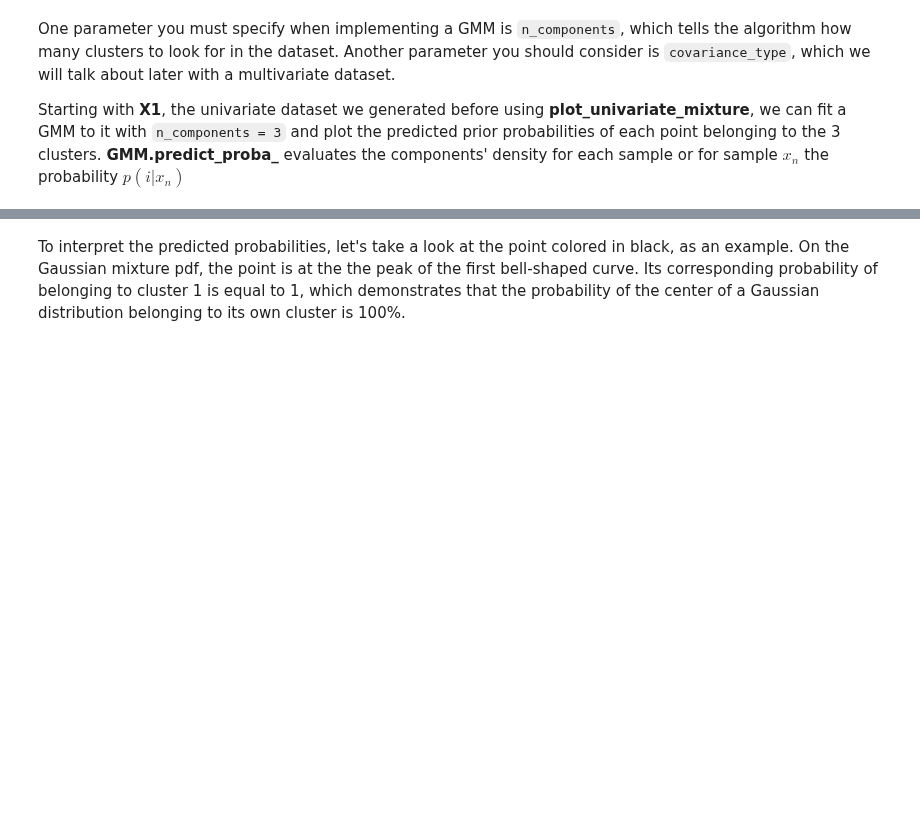
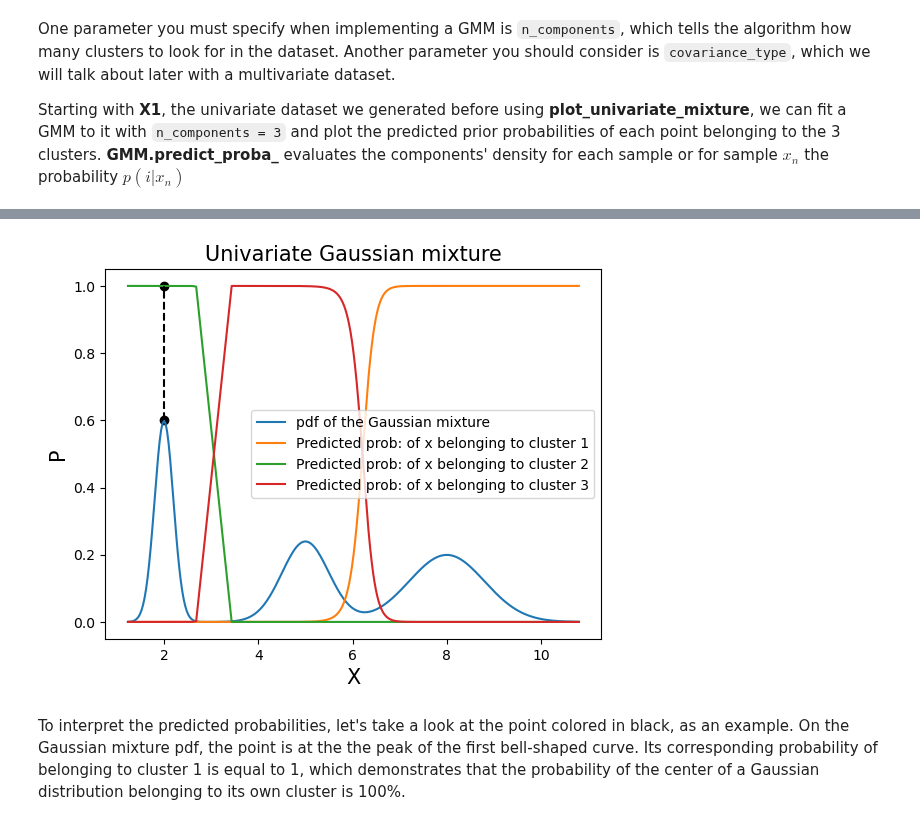
Before and after one commit to htetaunglynn94/coursera, a Jupyter notebook: ibm_ml_series/unsupervised_ml_clustering/module_1/plab2_gmm.ipynb, the cells around one changed output, grey strips where cells are left out. Cells and saved outputs as stored; diff of their text form; code cells hidden in the pictures; blank space fills up the shorter version.

Commit message:
updated plab2 from clustering class

```diff
--- a/ibm_ml_series/unsupervised_ml_clustering/module_1/plab2_gmm.ipynb
+++ b/ibm_ml_series/unsupervised_ml_clustering/module_1/plab2_gmm.ipynb
@@ -156,7 +157,7 @@ _Use this section to define any helper functions to help the notebook's code rea
 # This function will allow us to easily plot data taking in x values, y values, and a title
 def plot_univariate_mixture(means, stds, weights, N = 10000, seed=10):
 
-    """f
+    """
     returns the simulated 1d dataset X, a figure, and the figure's ax
 
     """
@@ -413,0 +392,10 @@ Starting with **X1**, the univariate dataset we generated before using **plot_un
+# %%
+# Sort X1 in ascending order for plotting purpose
+X1_sorted = np.sort(X1[:,0]).reshape(-1,1)
+# %%
+# Fit the GMM
+gm = GM(n_components=3, random_state=10).fit(X1_sorted)
+# %%
+# Store the predicted probabilities in prob_X1
+prob_X1 = gm.predict_proba(X1_sorted)
+prob_X1
@@ -414,23 +410,15 @@ Starting with **X1**, the univariate dataset we generated before using **plot_un
 # %%
-# sort X1 in ascending order for plotting purpose
-X1_sorted = np.sort(X1.reshape(-1)).reshape(-1,1)
-
-# fit the GMM
-GMM = GaussianMixture(n_components=3, random_state=10)
-GMM.fit(X1_sorted)
-
-# store the predicted probabilities in prob_X1
-prob_X1 = GMM.predict_proba(X1_sorted)
-
-# start plotting!
-ax1.plot(X1_sorted, prob_X1[:,0], label='Predicted Prob of x belonging to cluster 1')
-ax1.plot(X1_sorted, prob_X1[:,1], label='Predicted Prob of x belonging to cluster 2')
-ax1.plot(X1_sorted, prob_X1[:,2], label='Predicted Prob of x belonging to cluster 3')
+# Plotting
+ax1.plot(X1_sorted, prob_X1[:, 0], label = 'Predicted prob: of x belonging to cluster 1')
+ax1.plot(X1_sorted, prob_X1[:, 1], label = 'Predicted prob: of x belonging to cluster 2')
+ax1.plot(X1_sorted, prob_X1[:, 2], label = 'Predicted prob: of x belonging to cluster 3')
 ax1.scatter(2, 0.6, color='black')
 ax1.scatter(2, 1.0, color='black')
-ax1.plot([2, 2], [0.6, 1.0],'--', color='black')
+ax1.plot([2,2], [0.6,1.0], '--', color='black')
 ax1.legend()
 fig1
+# %% [output]
+[figure, added]
 # %% [markdown]
 To interpret the predicted probabilities, let's take a look at the point colored in black, as an example. On the Gaussian mixture pdf, the point is at the the peak of the first bell-shaped curve. Its corresponding probability of belonging to cluster 1 is equal to 1, which demonstrates that the probability of the center of a Gaussian distribution belonging to its own cluster is 100%.
 # %% [markdown]
```
Also changed, not shown: parts of 12 cells of this notebook.
